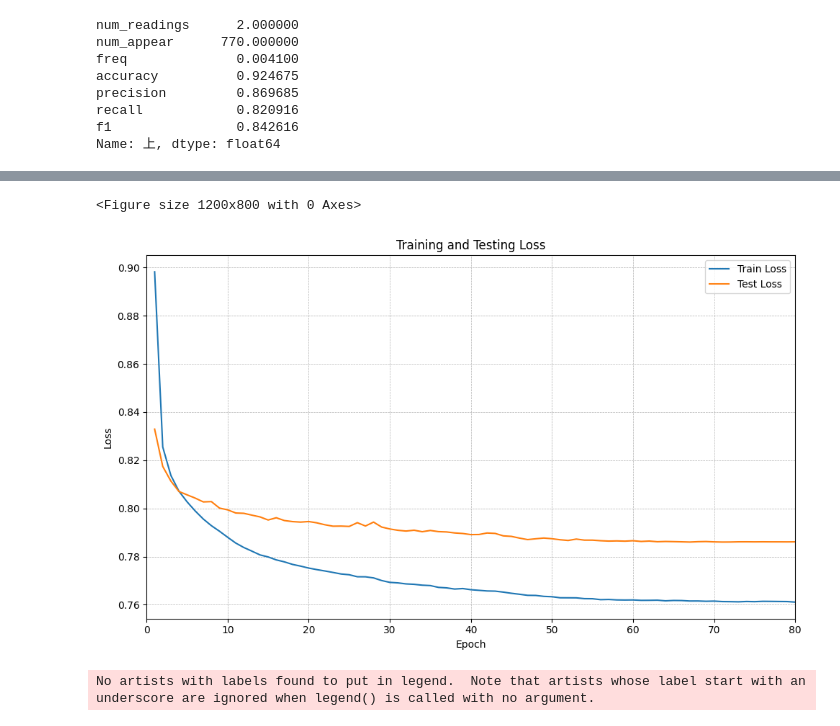
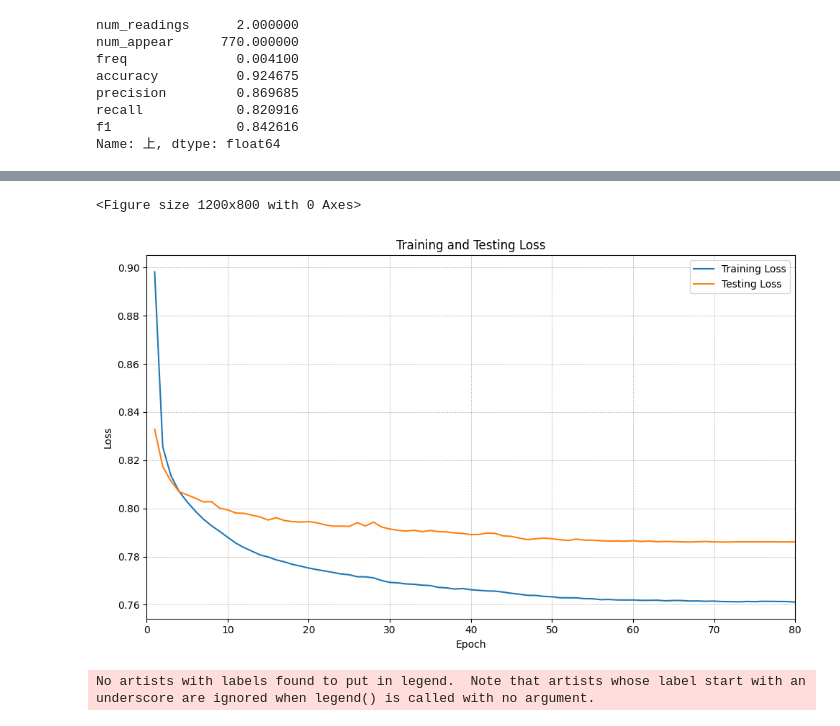
Before and after one commit to LalisaDNN/SinoVietnameseTranscriptionProject, a Jupyter notebook: plot_data.ipynb, the cells around one changed output, grey strips where cells are left out. Cells and saved outputs as stored; diff of their text form; code cells hidden in the pictures.

```diff
--- a/plot_data.ipynb
+++ b/plot_data.ipynb
@@ -198,37 +203,37 @@ def load_training_log(config_folder_dir, num_epochs):
 def plot_metrics(train_losses, test_losses, test_accuracies, test_wers, config_folder_dir):
     epochs = range(1, len(train_losses) + 1)
     last_epoch = epochs[-1]
 
     plt.figure(figsize=(12, 8))
 
     data = {
         'train_losses': train_losses,
         'test_losses': test_losses
     }
 
     pd.DataFrame.from_dict(data)
 
 
     # Plotting
     plt.figure(figsize=(10, 6))
-    sns.lineplot(data, x=epochs, y="train_losses", label="Train Loss").set_xlim([0, last_epoch])
-    sns.lineplot(data, x=epochs, y="test_losses", label="Test Loss").set_xlim([0, last_epoch])
+    sns.lineplot(data, x=epochs, y="train_losses", label="Training Loss").set_xlim([0, last_epoch])
+    sns.lineplot(data, x=epochs, y="test_losses", label="Testing Loss").set_xlim([0, last_epoch])
     plt.xlabel('Epoch')
     plt.ylabel('Loss')
     plt.title('Training and Testing Loss')
     plt.legend()
     plt.grid(True, which='both', linestyle='--', linewidth=0.5)
-    save_dir = os.path.join(config_folder_dir, f"running/")
+    save_dir = "G:\OneDrive\OneDrive - Hanoi University of Science and Technology\Research\[24.07.28] Sino-Vietnamese Transcription\Figs"
     plt.tight_layout()
     plt.savefig(os.path.join(save_dir, f'training_metrics_{last_epoch}.svg'))
     plt.show()
 
 
 train_losses, test_losses, test_accuracies, test_wers = load_training_log(config_path, num_epochs)
 plot_metrics(train_losses, test_losses, test_accuracies, test_wers, config_path)
 # %% [output]
 <Figure size 1200x800 with 0 Axes>
-[figure, old version]
+[figure, new version]
 # %%
 import matplotlib.pyplot as plt
 import json
```
Also changed, not shown: parts of 5 cells of this notebook, 1 other file.
